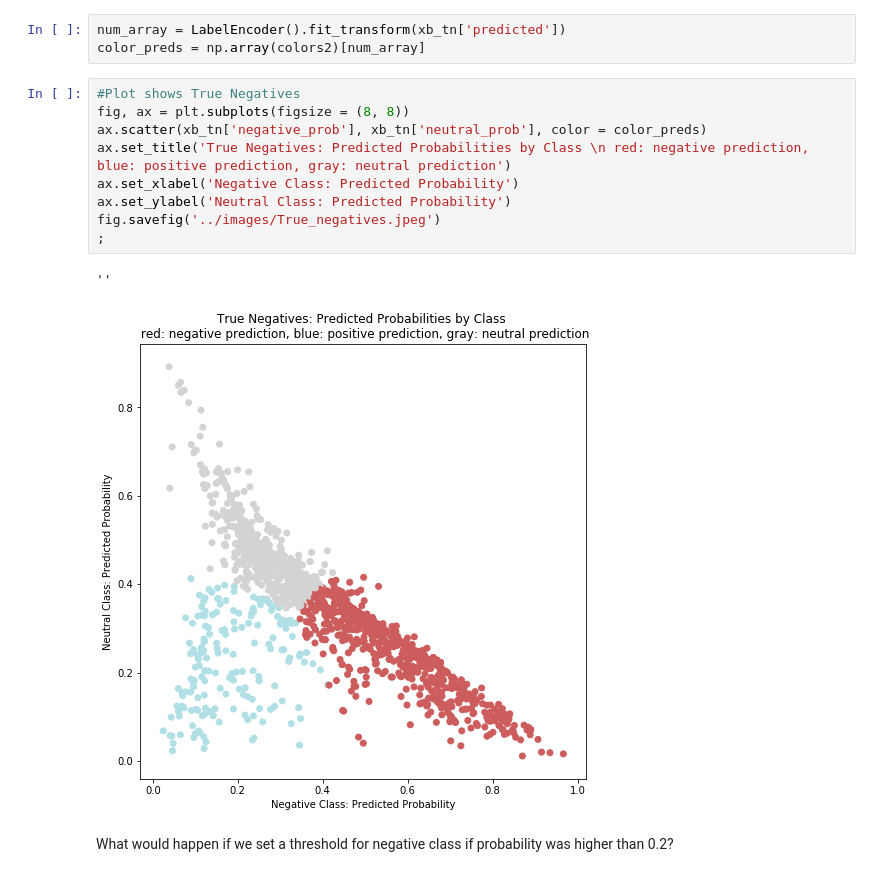
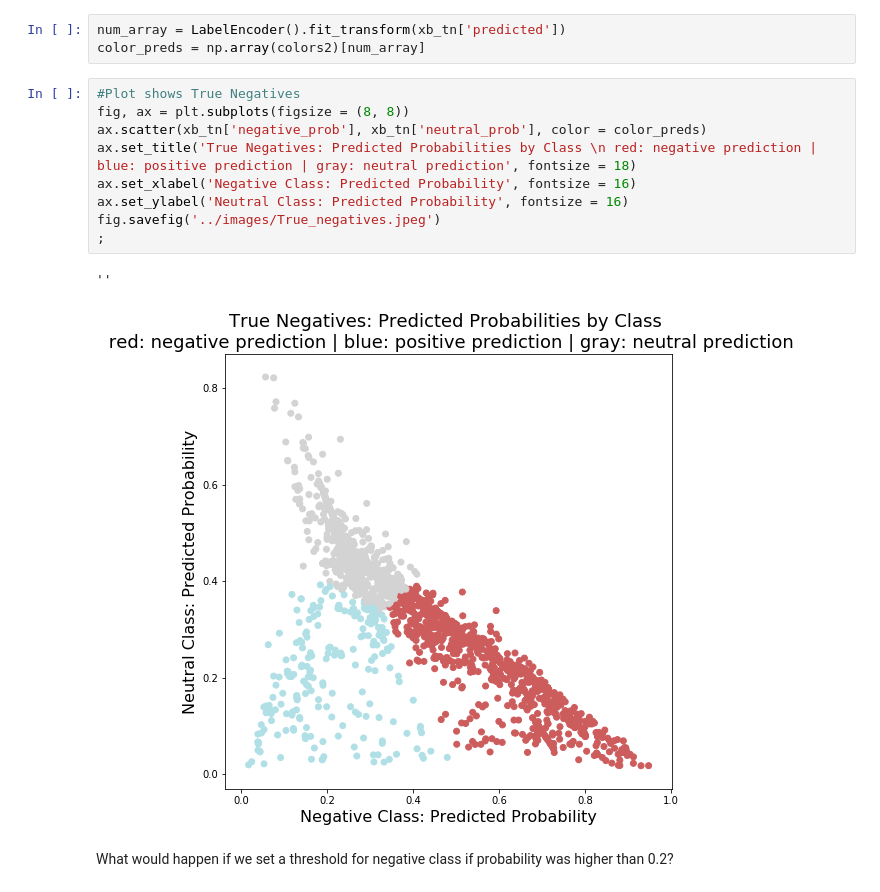
Before and after one commit to jamiewessels/Tone-Detection, a Jupyter notebook: data/results_visualizations.ipynb, the cells around one changed output. Drawn from its saved outputs; the diff is of its cells as text.

```diff
--- a/data/results_visualizations.ipynb
+++ b/data/results_visualizations.ipynb
@@ -326,15 +305,15 @@ color_preds = np.array(colors2)[num_array]
 # %%
 #Plot shows True Negatives
 fig, ax = plt.subplots(figsize = (8, 8))
 ax.scatter(xb_tn['negative_prob'], xb_tn['neutral_prob'], color = color_preds)
-ax.set_title('True Negatives: Predicted Probabilities by Class \n red: negative prediction, blue: positive prediction, gray: neutral prediction')
-ax.set_xlabel('Negative Class: Predicted Probability')
-ax.set_ylabel('Neutral Class: Predicted Probability')
+ax.set_title('True Negatives: Predicted Probabilities by Class \n red: negative prediction | blue: positive prediction | gray: neutral prediction', fontsize = 18)
+ax.set_xlabel('Negative Class: Predicted Probability', fontsize = 16)
+ax.set_ylabel('Neutral Class: Predicted Probability', fontsize = 16)
 fig.savefig('../images/True_negatives.jpeg')
 ;
 # %% [output]
 ''
-[figure, old version]
+[figure, new version]
 # %% [markdown]
 What would happen if we set a threshold for negative class if probability was higher than 0.2?
 # %%
```
Also changed, not shown: parts of 28 cells of this notebook, 22 other files.
